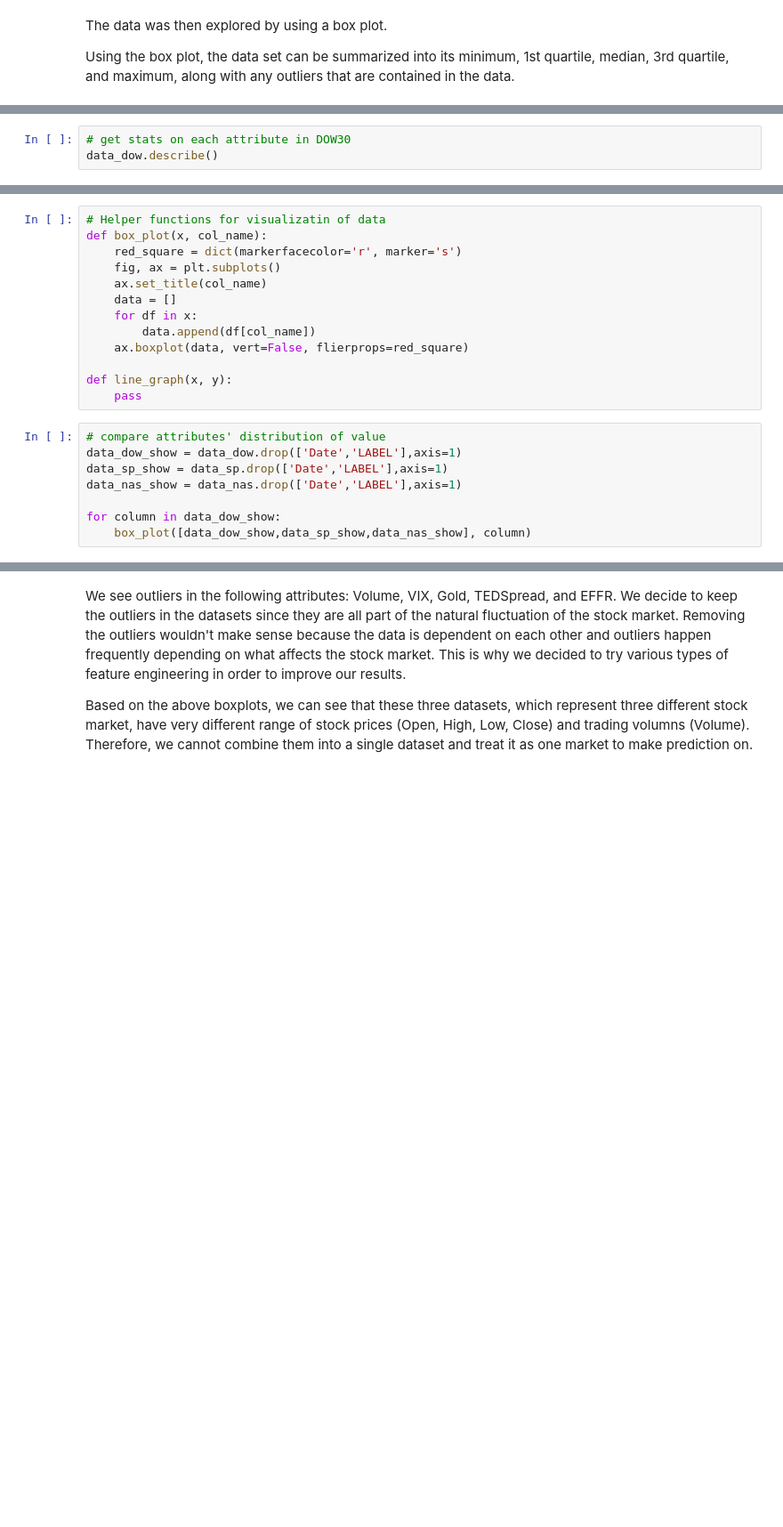
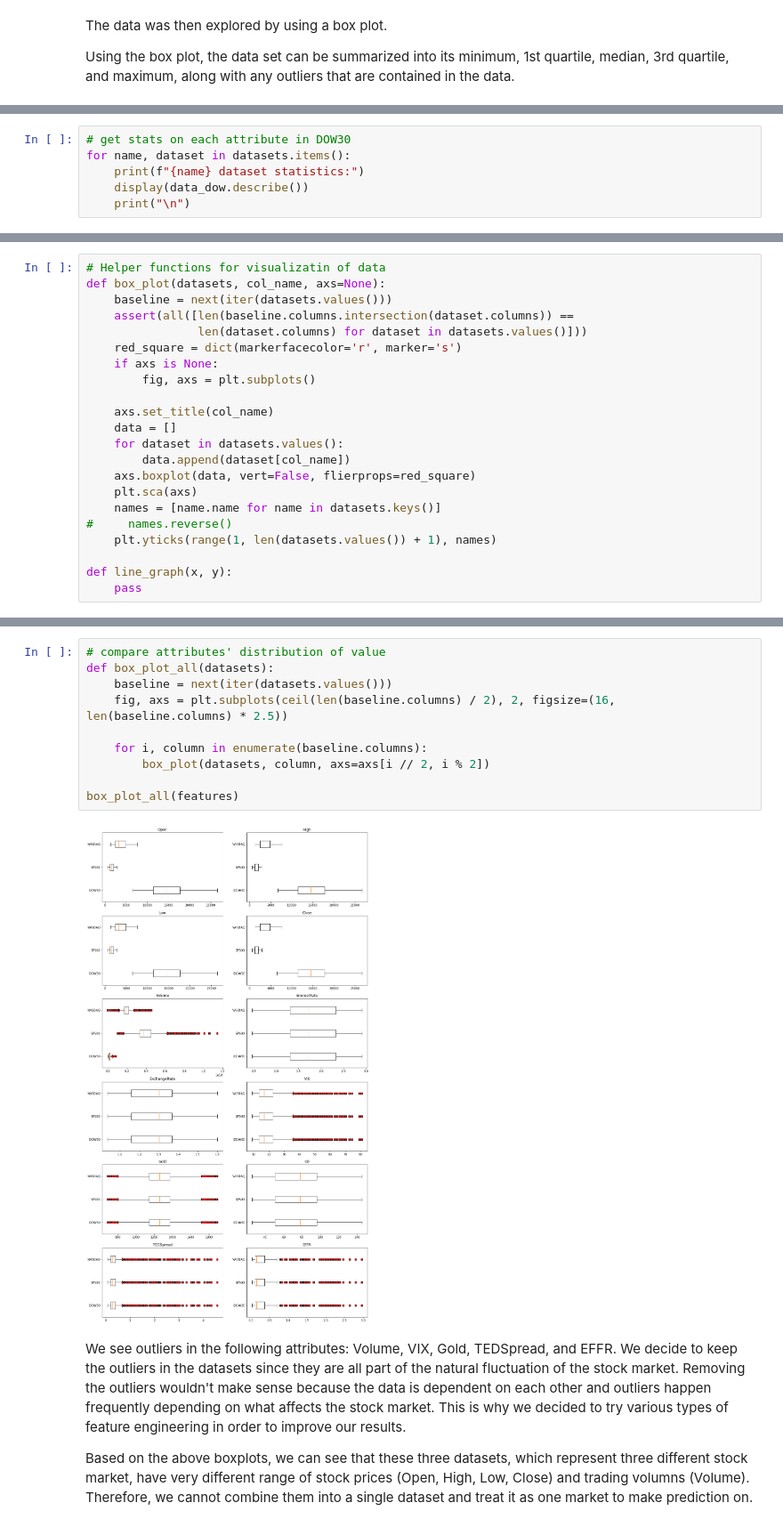
Before and after one commit to jesse-zou/CS363D-Final-Project, a Jupyter notebook: project.ipynb, the cells around one changed output, grey strips where cells are left out. Shown at 89% size. Saved outputs shown, nothing was run; the diff lists cells and outputs as text; blank space fills up the shorter version.

```diff
--- a/project.ipynb
+++ b/project.ipynb
@@ -116,5 +156,8 @@ Name: LABEL, dtype: int64
 There isn't a class inbalance since the amount of data with label 1 and label 0 are relatively close in each dataset.
 # %%
 # get stats on each attribute in DOW30
-data_dow.describe()
+for name, dataset in datasets.items():
+    print(f"{name} dataset statistics:")
+    display(data_dow.describe())
+    print("\n")
 # %% [output]
@@ -156,21 +194,22 @@ data_nas.describe()
 # %%
 # Helper functions for visualizatin of data
-def box_plot(x, col_name):
+def box_plot(datasets, col_name, axs=None):
+    baseline = next(iter(datasets.values()))
+    assert(all([len(baseline.columns.intersection(dataset.columns)) ==
+                len(dataset.columns) for dataset in datasets.values()]))
     red_square = dict(markerfacecolor='r', marker='s')
-    fig, ax = plt.subplots()
-    ax.set_title(col_name)
+    if axs is None:
+        fig, axs = plt.subplots()
+
+    axs.set_title(col_name)
     data = []
-    for df in x:
-        data.append(df[col_name])
-    ax.boxplot(data, vert=False, flierprops=red_square)
+    for dataset in datasets.values():
+        data.append(dataset[col_name])
+    axs.boxplot(data, vert=False, flierprops=red_square)
+    plt.sca(axs)
+    names = [name.name for name in datasets.keys()]
+#     names.reverse()
+    plt.yticks(range(1, len(datasets.values()) + 1), names)
 
 def line_graph(x, y):
     pass
-# %%
-# compare attributes' distribution of value
-data_dow_show = data_dow.drop(['Date','LABEL'],axis=1)
-data_sp_show = data_sp.drop(['Date','LABEL'],axis=1)
-data_nas_show = data_nas.drop(['Date','LABEL'],axis=1)
-
-for column in data_dow_show:
-    box_plot([data_dow_show,data_sp_show,data_nas_show], column)
@@ -190,3 +216,15 @@ for column in data_dow_show:
+# %%
+# compare attributes' distribution of value
+def box_plot_all(datasets):
+    baseline = next(iter(datasets.values()))
+    fig, axs = plt.subplots(ceil(len(baseline.columns) / 2), 2, figsize=(16, len(baseline.columns) * 2.5))
+
+    for i, column in enumerate(baseline.columns):
+        box_plot(datasets, column, axs=axs[i // 2, i % 2])
+
+box_plot_all(features)
+# %% [output]
+[figure, added]
 # %% [markdown]
 We see outliers in the following attributes: Volume, VIX, Gold, TEDSpread, and EFFR.
 We decide to keep the outliers in the datasets since they are all part of the natural fluctuation of the stock market. Removing the outliers wouldn't make sense because the data is dependent on each other and outliers happen frequently depending on what affects the stock market. This is why we decided to try various types of feature engineering in order to improve our results.
```
Also changed, not shown: parts of 41 cells of this notebook.
